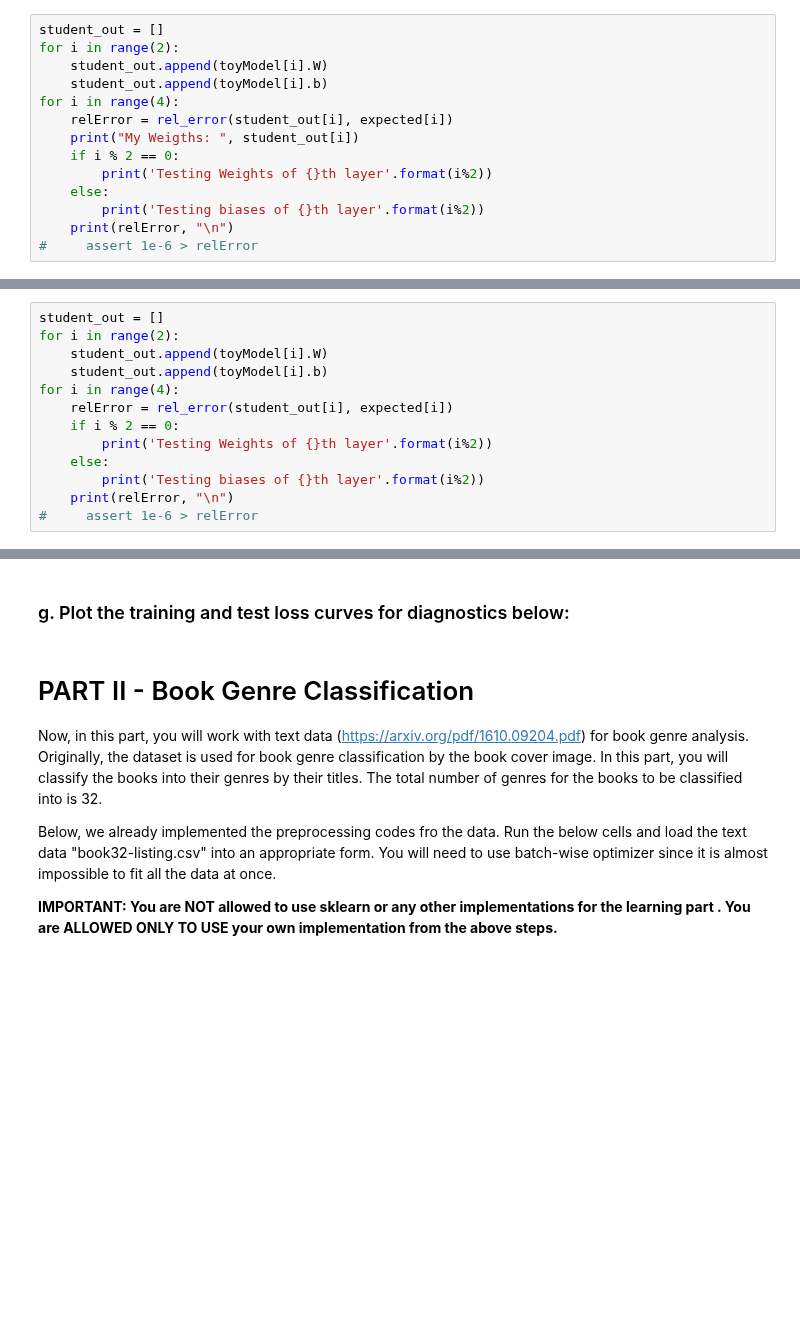
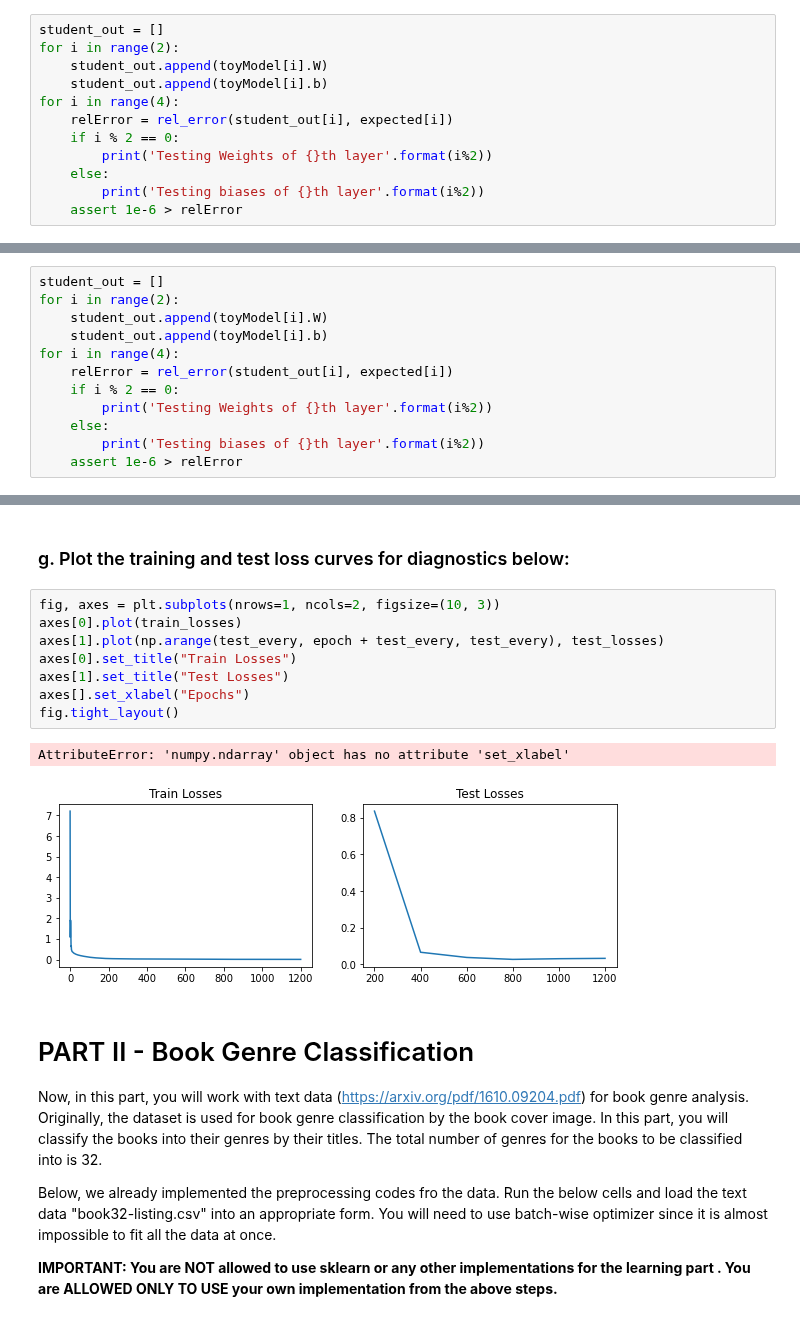
Before and after one commit to batuhanfaik/itu-cmpe, a Jupyter notebook: hw1/Homework-1.ipynb, the cells around one changed output, grey strips where cells are left out. Drawn from its saved outputs; the diff is of its cells as text; blank space fills up the shorter version.

```diff
--- a/hw1/Homework-1.ipynb
+++ b/hw1/Homework-1.ipynb
@@ -256,11 +256,9 @@ for i in range(2):
     student_out.append(toyModel[i].b)
 for i in range(4):
     relError = rel_error(student_out[i], expected[i])
-    print("My Weigths: ", student_out[i])
     if i % 2 == 0:
         print('Testing Weights of {}th layer'.format(i%2))
     else:
         print('Testing biases of {}th layer'.format(i%2))
-    print(relError, "\n")
-#     assert 1e-6 > relError
+    assert 1e-6 > relError
 # %% [output]
@@ -318,7 +303,6 @@ for i in range(4):
         print('Testing Weights of {}th layer'.format(i%2))
     else:
         print('Testing biases of {}th layer'.format(i%2))
-    print(relError, "\n")
-#     assert 1e-6 > relError
+    assert 1e-6 > relError
 # %% [output]
 Testing Weights of 0th layer
@@ -416,5 +416,16 @@ for epoch in range(n_epochs):
 # %% [markdown]
 ### g. Plot the training and test loss curves for diagnostics below:
+# %%
+fig, axes = plt.subplots(nrows=1, ncols=2, figsize=(10, 3))
+axes[0].plot(train_losses)
+axes[1].plot(np.arange(test_every, epoch + test_every, test_every), test_losses)
+axes[0].set_title("Train Losses")
+axes[1].set_title("Test Losses")
+axes[].set_xlabel("Epochs")
+fig.tight_layout()
+# %% [output]
+AttributeError: 'numpy.ndarray' object has no attribute 'set_xlabel'
+[figure, added]
 # %% [markdown]
 # PART II - Book Genre Classification
 
```
Also changed, not shown: parts of 4 cells of this notebook.
